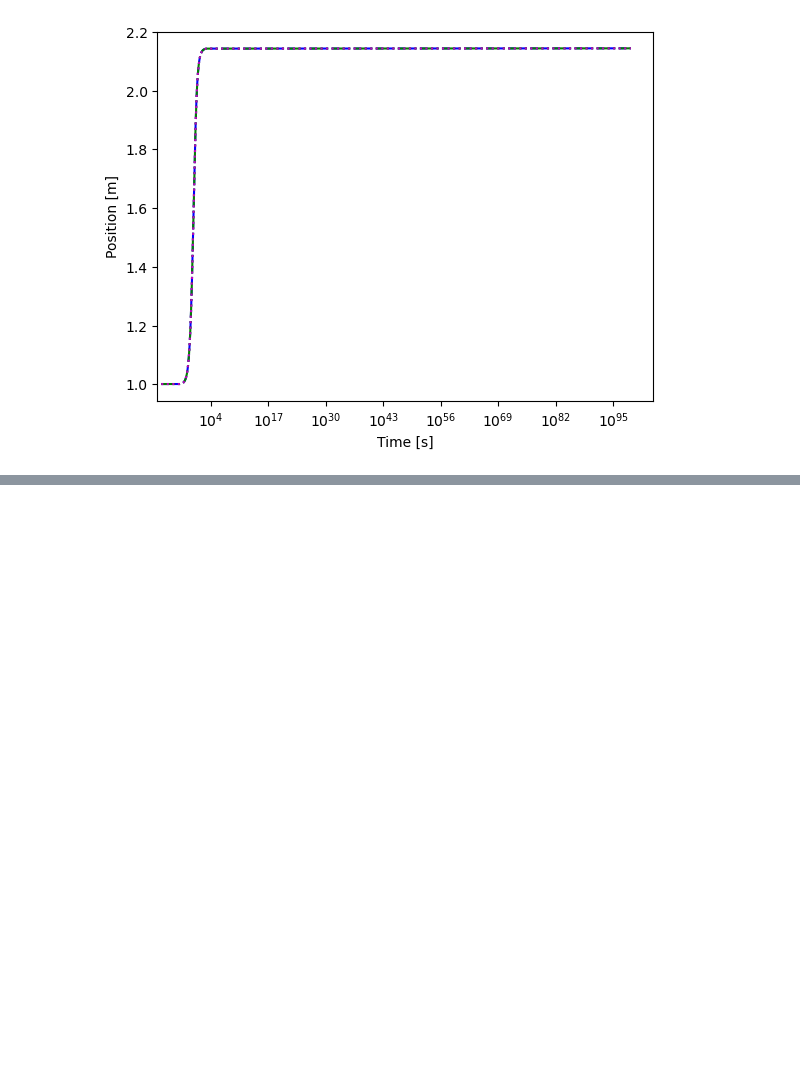
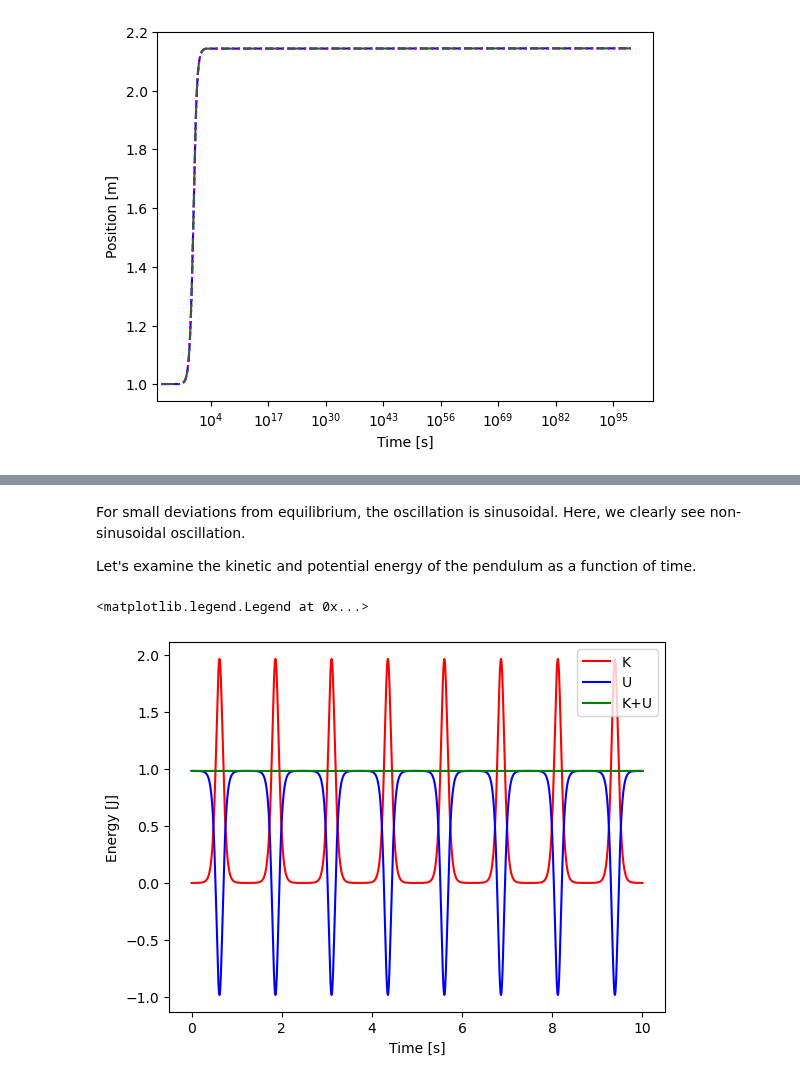
Before and after one commit to CWCopeland/ComputationalPhysics, a Jupyter notebook: LectureNotes/13_differentialEquations.ipynb, the cells around one changed output, grey strips where cells are left out. Saved outputs shown, nothing was run; the diff lists cells and outputs as text; code cells hidden in the pictures; blank space fills up the shorter version.

```diff
--- a/LectureNotes/13_differentialEquations.ipynb
+++ b/LectureNotes/13_differentialEquations.ipynb
@@ -34,6 +34,7 @@ import numpy as np
 from matplotlib import pyplot as plt
 
 x0 = 10 #m
+t0 = 0 #s
 tf = 1 #s
 N = 200 #number of steps to perform
 
@@ -41,9 +42,9 @@ def f(x,t):
     return -3 * t**2 * math.exp(x)
 
 ####################################################################
-def eulerMethod(f, x0, tf, N):
+def eulerMethod(f, x0, t0, tf, N):
 
-    tValues = np.linspace(0, tf, N)
+    tValues = np.linspace(t0, tf, N)
     h = (tValues[-1] - tValues[0])/N
 
     xValues = [x0]
@@ -56,7 +57,7 @@ def eulerMethod(f, x0, tf, N):
     return tValues, xValues
 ####################################################################
 
-tValues, euler = eulerMethod(f, x0, tf, N)
+tValues, euler = eulerMethod(f, x0, t0, tf, N)
 
 plt.figure()
 
@@ -353,0 +502,26 @@ plt.xscale('log')
+# %% [markdown]
+For small deviations from equilibrium, the oscillation is sinusoidal.  Here, we clearly see non-sinusoidal oscillation.
+
+Let's examine the kinetic and potential energy of the pendulum as a function of time.
+# %%
+m = 1 #kg
+
+#convert the lists to arrays so we can calculate energy element-by-element
+thetaValues = np.array(thetaValues, float)
+omegaValues = np.array(omegaValues, float)
+
+K = .5*m*(l**2)*(omegaValues**2) #K = .5*m*ell^2*omega^2
+U = -m*g*l*np.cos(thetaValues)   #U = -mgh = -mg*cos(theta)
+
+plt.figure()
+
+plt.plot(tValues, K,   "r", label="K")
+plt.plot(tValues, U,   "b", label="U")
+plt.plot(tValues, K+U, "g", label="K+U")
+
+plt.xlabel("Time [s]")
+plt.ylabel("Energy [J]")
+plt.legend()
+# %% [output]
+<matplotlib.legend.Legend at 0x...>
+[figure, added]
```
Also changed, not shown: parts of 15 cells of this notebook.
